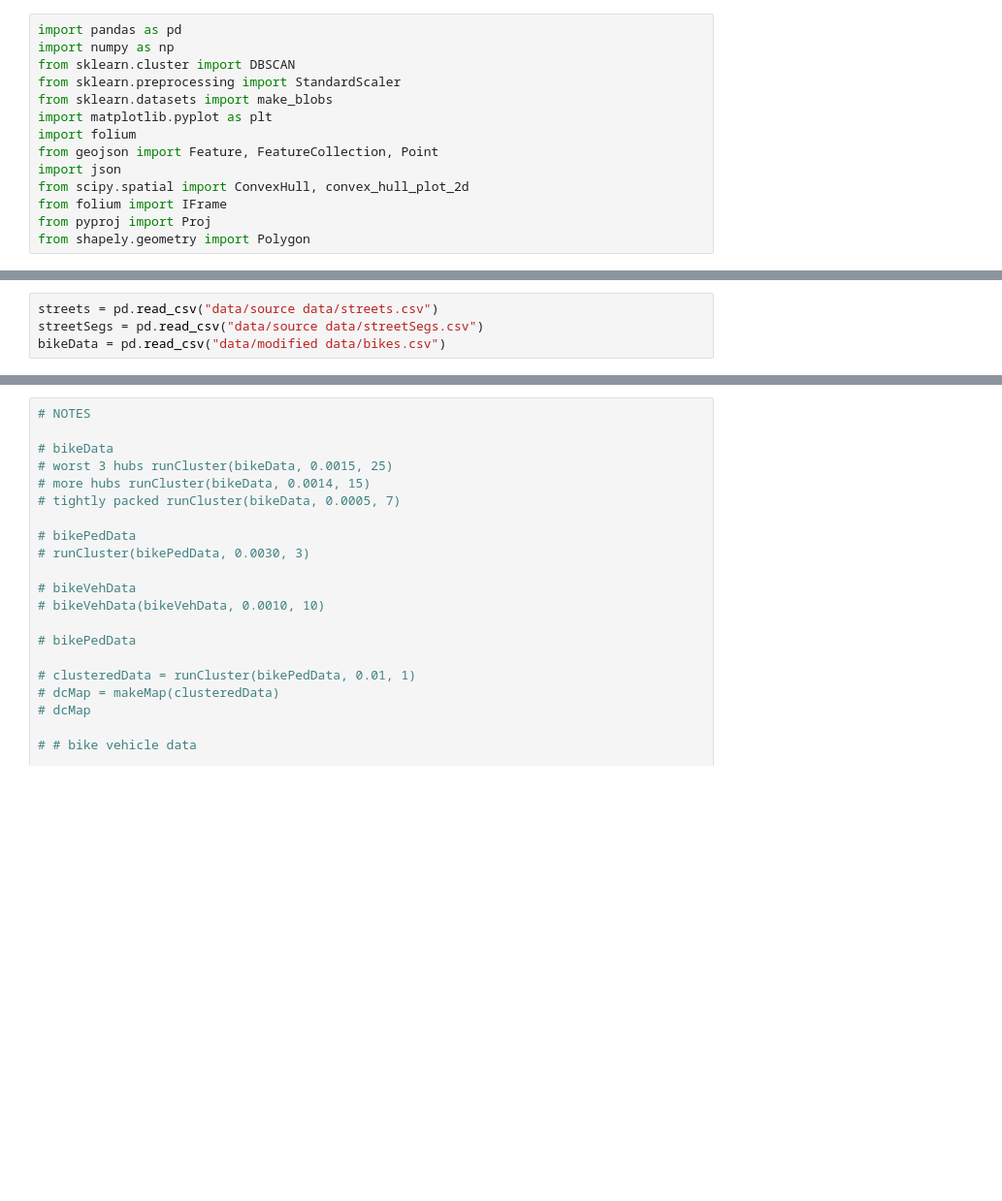
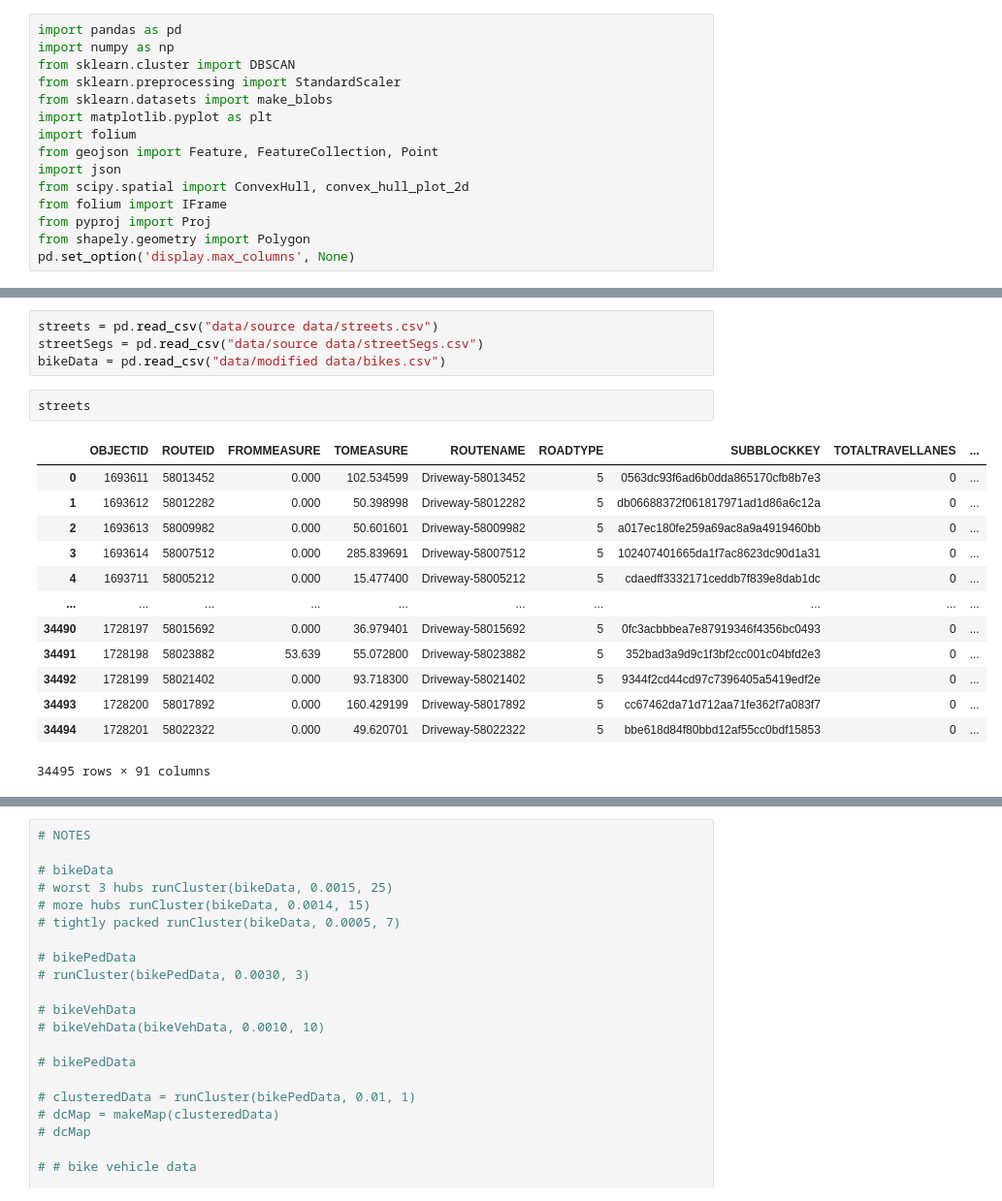
Before and after one commit to jagluck/dc-bike-analysis, a Jupyter notebook: cluster.ipynb, the cells around one changed output, grey strips where cells are left out. Shown at 97% size. Drawn from its saved outputs; the diff is of its cells as text; blank space fills up the shorter version.

```diff
--- a/cluster.ipynb
+++ b/cluster.ipynb
@@ -12,6 +12,7 @@ from scipy.spatial import ConvexHull, convex_hull_plot_2d
 from folium import IFrame
 from pyproj import Proj
 from shapely.geometry import Polygon
+pd.set_option('display.max_columns', None)
 # %%
 # https://alysivji.github.io/getting-started-with-folium.html
 # https://opendata.dc.gov/datasets/294e062cdf2c48d5b9cbc374d9709bc0_2/data
@@ -19,3 +20,19 @@ from shapely.geometry import Polygon
 streets = pd.read_csv("data/source data/streets.csv")
 streetSegs = pd.read_csv("data/source data/streetSegs.csv")
 bikeData = pd.read_csv("data/modified data/bikes.csv")
+# %%
+streets
+# %% [output]
+|  | OBJECTID | ROUTEID | FROMMEASURE | TOMEASURE | ROUTENAME | ROADTYPE | SUBBLOCKKEY | TOTALTRAVELLANES | ... |
+| 0 | 1693611 | 58013452 | 0.000 | 102.534599 | Driveway-58013452 | 5 | 0563dc93f6ad6b0dda865170cfb8b7e3 | 0 | ... |
+| 1 | 1693612 | 58012282 | 0.000 | 50.398998 | Driveway-58012282 | 5 | db06688372f061817971ad1d86a6c12a | 0 | ... |
+| 2 | 1693613 | 58009982 | 0.000 | 50.601601 | Driveway-58009982 | 5 | a017ec180fe259a69ac8a9a4919460bb | 0 | ... |
+| 3 | 1693614 | 58007512 | 0.000 | 285.839691 | Driveway-58007512 | 5 | 102407401665da1f7ac8623dc90d1a31 | 0 | ... |
+| 4 | 1693711 | 58005212 | 0.000 | 15.477400 | Driveway-58005212 | 5 | cdaedff3332171ceddb7f839e8dab1dc | 0 | ... |
+| ... | ... | ... | ... | ... | ... | ... | ... | ... | ... |
+| 34490 | 1728197 | 58015692 | 0.000 | 36.979401 | Driveway-58015692 | 5 | 0fc3acbbbea7e87919346f4356bc0493 | 0 | ... |
+| 34491 | 1728198 | 58023882 | 53.639 | 55.072800 | Driveway-58023882 | 5 | 352bad3a9d9c1f3bf2cc001c04bfd2e3 | 0 | ... |
+| 34492 | 1728199 | 58021402 | 0.000 | 93.718300 | Driveway-58021402 | 5 | 9344f2cd44cd97c7396405a5419edf2e | 0 | ... |
+| 34493 | 1728200 | 58017892 | 0.000 | 160.429199 | Driveway-58017892 | 5 | cc67462da71d712aa71fe362f7a083f7 | 0 | ... |
+| 34494 | 1728201 | 58022322 | 0.000 | 49.620701 | Driveway-58022322 | 5 | bbe618d84f80bbd12af55cc0bdf15853 | 0 | ... |
+34495 rows × 91 columns
```
Also changed, not shown: parts of 5 cells of this notebook, 8 other files.
